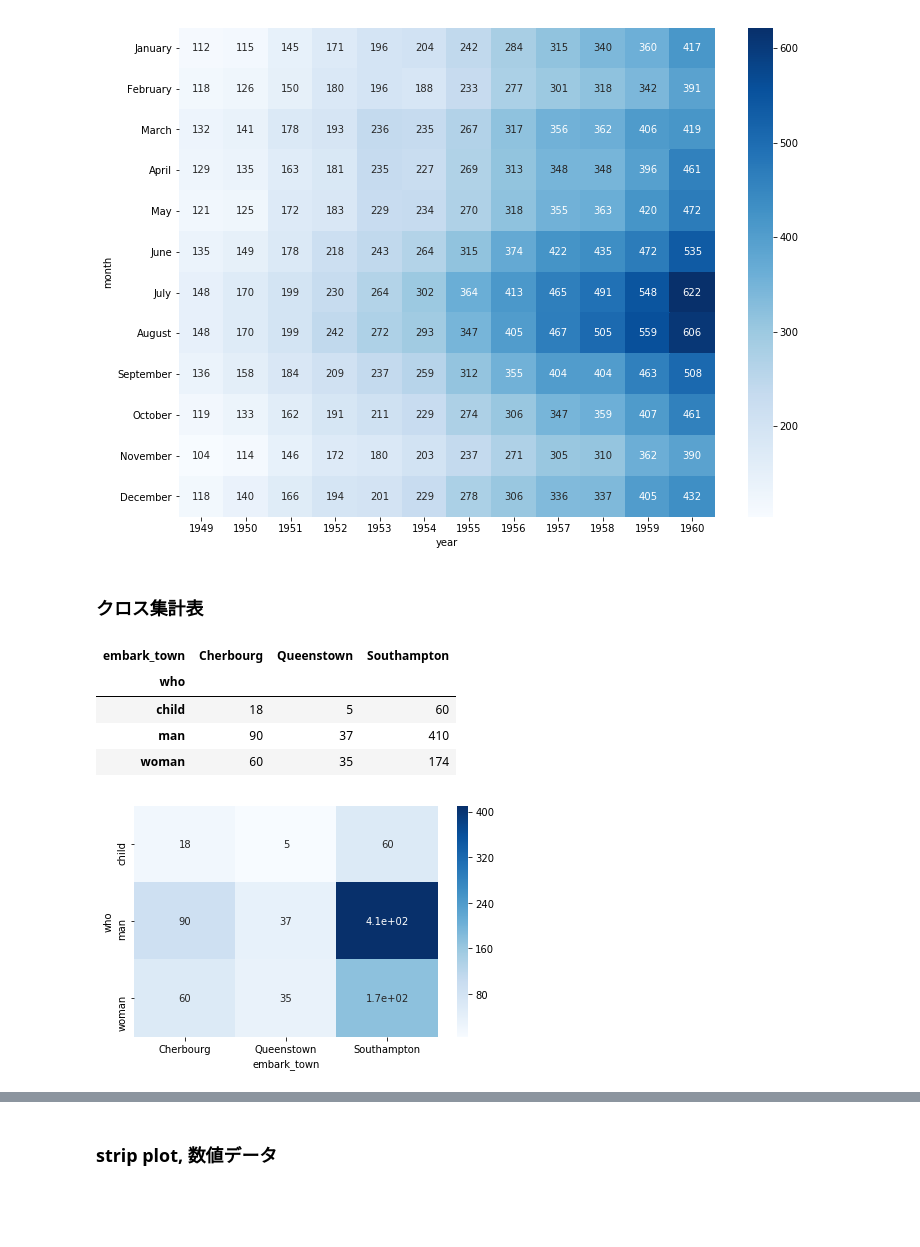
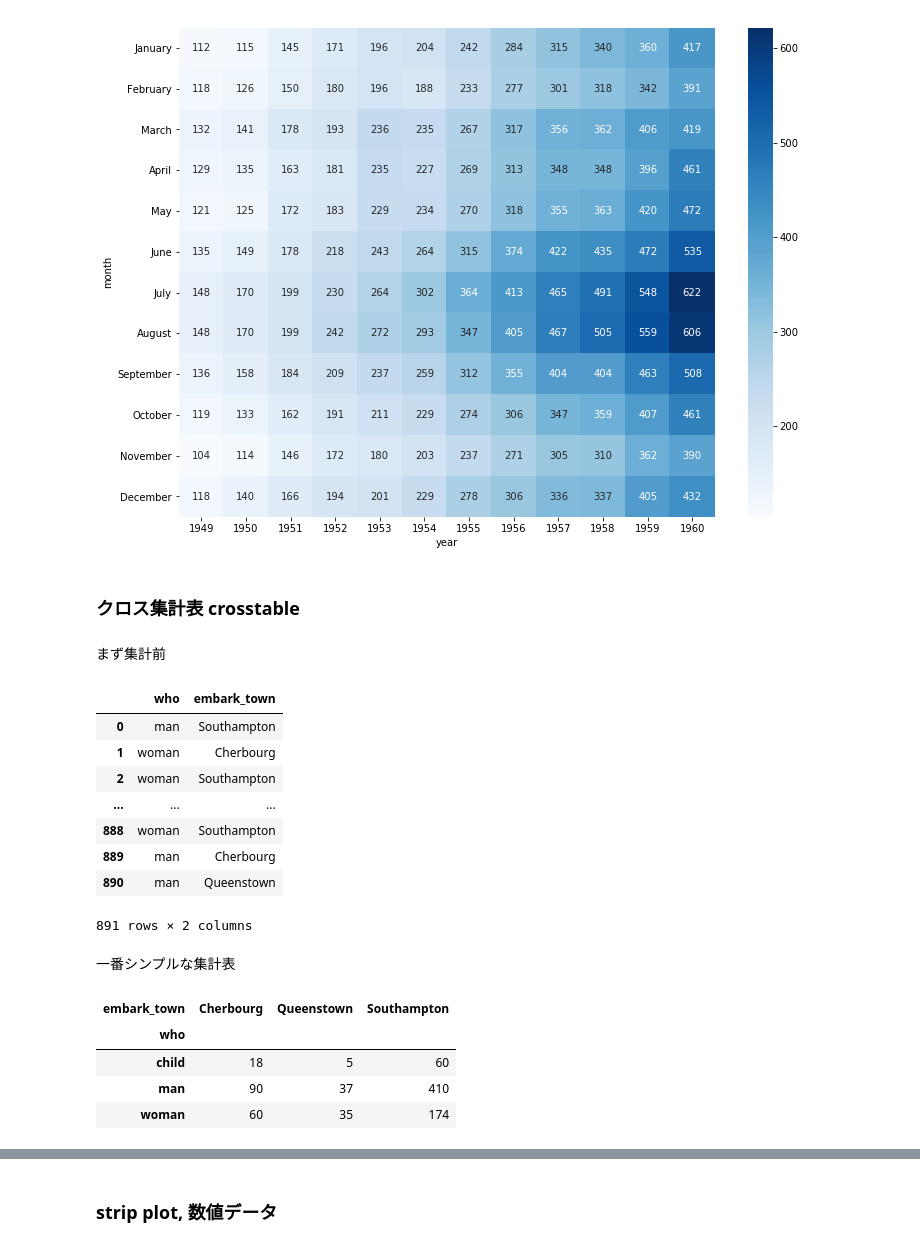
Before and after one commit to junnishina/demo, a Jupyter notebook: seaborn_matplotlib_pandas.ipynb, the cells around one changed output, grey strips where cells are left out. Saved outputs shown, nothing was run; the diff lists cells and outputs as text; code cells hidden in the pictures; blank space fills up the shorter version.

```diff
--- a/seaborn_matplotlib_pandas.ipynb
+++ b/seaborn_matplotlib_pandas.ipynb
@@ -21,6 +21,8 @@ sns.__version__
 # %%
 flights = sns.load_dataset('flights')
 titanic = sns.load_dataset('titanic')
+tips = sns.load_dataset('tips')
+pd.set_option("display.max_rows", 8)
 df=flights
 df.head(2)
 # %% [output]
@@ -725,5 +727,25 @@ sns.heatmap(dfp, annot=True, fmt='g', cmap='Blues')
 <matplotlib.axes._subplots.AxesSubplot at 0x...>
 [figure]
 # %% [markdown]
-### クロス集計表
+### クロス集計表 crosstable
+# %% [markdown]
+まず集計前
+# %%
+df=titanic
+pd.set_option("display.max_rows", 7)
+s1='who'
+s2='embark_town'
+df[[s1, s2]]
+# %% [output]
+|  | who | embark_town |
+| 0 | man | Southampton |
+| 1 | woman | Cherbourg |
+| 2 | woman | Southampton |
+| ... | ... | ... |
+| 888 | woman | Southampton |
+| 889 | man | Cherbourg |
+| 890 | man | Queenstown |
+891 rows × 2 columns
+# %% [markdown]
+一番シンプルな集計表
 # %%
@@ -738,9 +759,3 @@ pd.crosstab(a,b, rownames=[s1], colnames=[s2])
 | child | 18 | 5 | 60 |
 | man | 90 | 37 | 410 |
 | woman | 60 | 35 | 174 |
-# %%
-sns.heatmap(pd.crosstab(a,b, rownames=[s1], colnames=[s2]), annot=True, cmap="Blues")
-plt.tight_layout()
-plt.savefig("test.png")
-# %% [output]
-[figure, removed]
```
Also changed, not shown: parts of 33 cells of this notebook.
